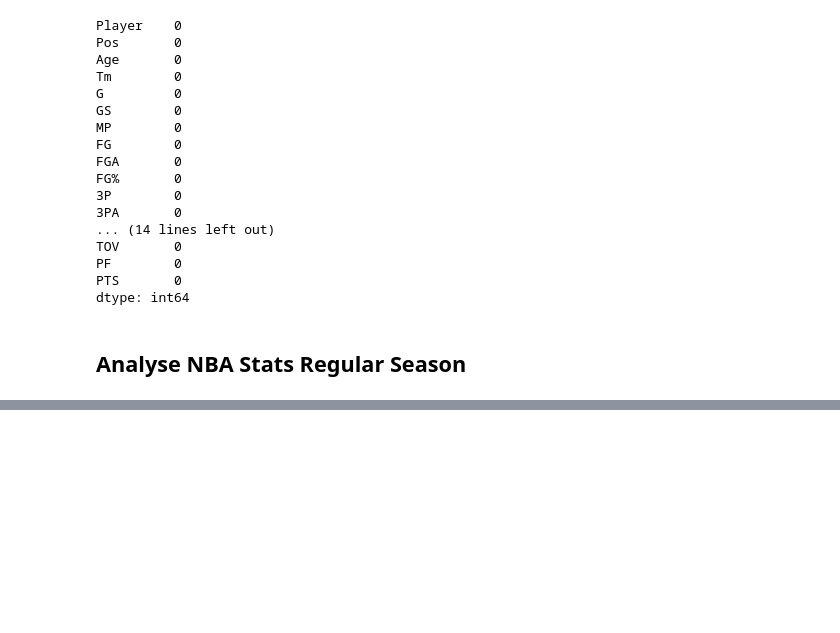
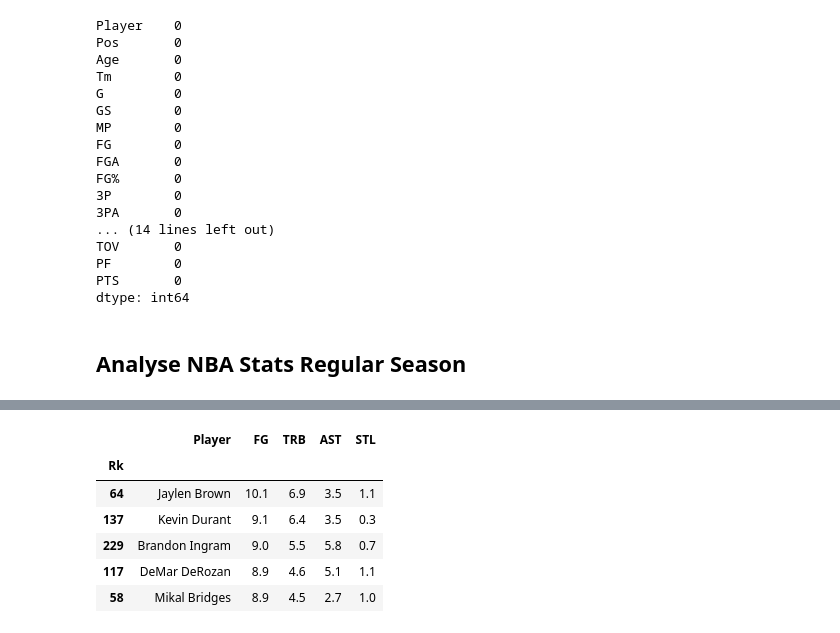
Before and after one commit to Pedrohnd77/data-import-and-cleaning, a Jupyter notebook: code/notebook_eda.ipynb, the cells around one changed output, grey strips where cells are left out. Cells and saved outputs as stored; diff of their text form; code cells hidden in the pictures; blank space fills up the shorter version.

```diff
--- a/code/notebook_eda.ipynb
+++ b/code/notebook_eda.ipynb
@@ -284,0 +307,10 @@ a = df_stats_regular['Pos'].unique()
+# %%
+df_stats_regular_sf_sorted.head(5)
+# %% [output]
+|  | Player | FG | TRB | AST | STL |
+| Rk |  |  |  |  |  |
+| 64 | Jaylen Brown | 10.1 | 6.9 | 3.5 | 1.1 |
+| 137 | Kevin Durant | 9.1 | 6.4 | 3.5 | 0.3 |
+| 229 | Brandon Ingram | 9.0 | 5.5 | 5.8 | 0.7 |
+| 117 | DeMar DeRozan | 8.9 | 4.6 | 5.1 | 1.1 |
+| 58 | Mikal Bridges | 8.9 | 4.5 | 2.7 | 1.0 |
```
Also changed, not shown: parts of 9 cells of this notebook, 1 other file.
